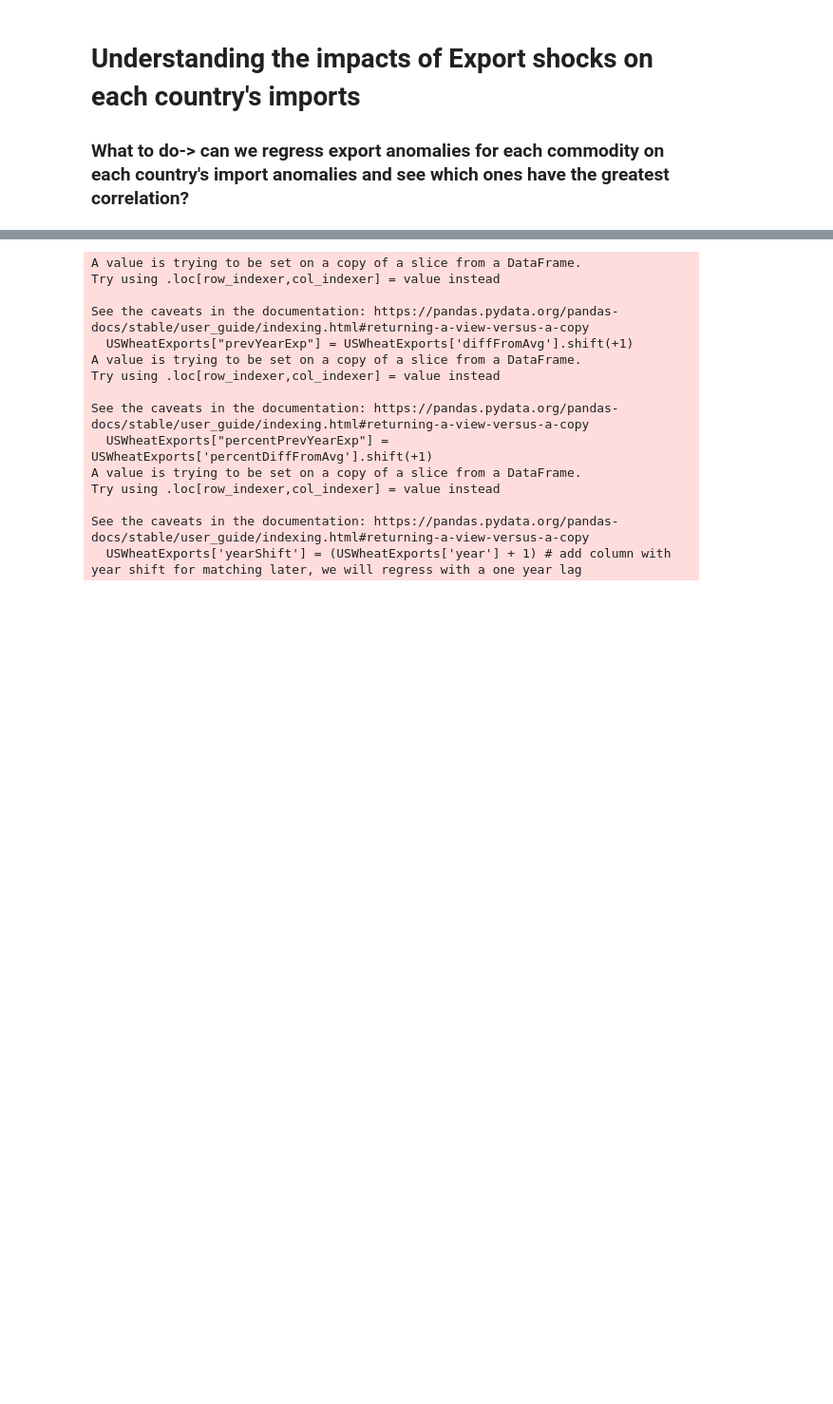
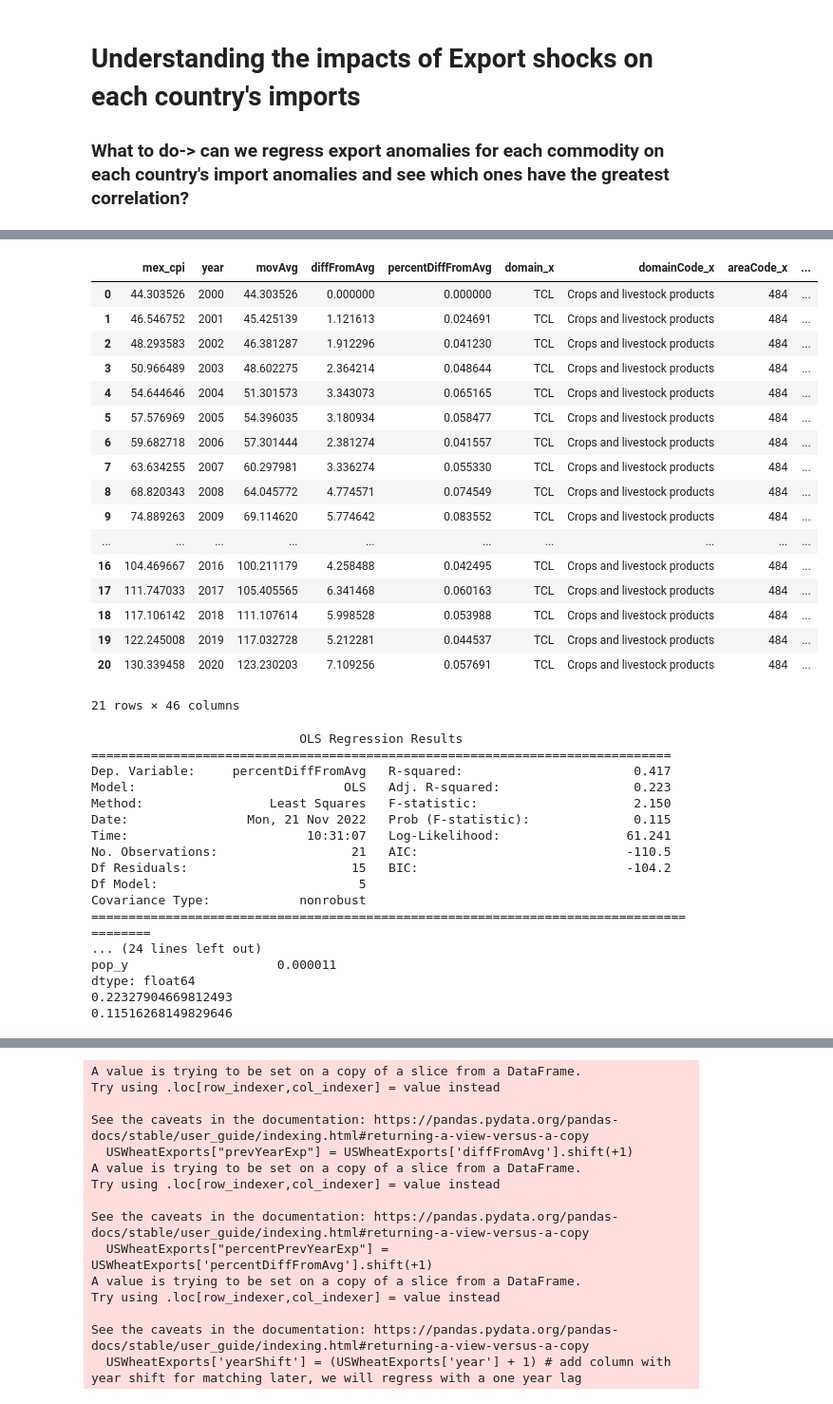
Before and after one commit to soccernee/ESE168_Project, a Jupyter notebook: ImportExportAnomaliesCode/tradeDataAnomalies.ipynb, the cells around one changed output, grey strips where cells are left out. Shown at 95% size. Saved outputs shown, nothing was run; the diff lists cells and outputs as text; code cells hidden in the pictures; blank space fills up the shorter version.

```diff
--- a/ImportExportAnomaliesCode/tradeDataAnomalies.ipynb
+++ b/ImportExportAnomaliesCode/tradeDataAnomalies.ipynb
@@ -383,0 +298,78 @@ Regression failed for country: Guinea-Bissau
+# %%
+# MEXICO price predictions
+
+# mexCornPrices = pd.read_csv("MexicanCornPrices.csv")
+# mexCornPrices['movAvg']= mexCornPrices['avg_price'].transform(lambda x: x.rolling(3, 1).mean()) # 3 year rolling mean, could change this
+# mexCornPrices['diffFromAvg']= mexCornPrices['avg_price'] - mexCornPrices['movAvg']
+# mexCornPrices['percentDiffFromAvg']= mexCornPrices['diffFromAvg'] / mexCornPrices['movAvg']
+# mexCornPrices.to_csv("mexCornPrices.csv")
+
+# mexPriceImp = mexCornPrices.merge(mex, right_on="year", left_on="year")
+# display(mexPriceImp)
+# mexPriceImp.to_csv("mexPriceImp.csv")
+
+# lm = smf.ols('percentDiffFromAvg ~ percentDiffFromAvg_x + percentDiffFromAvg_y + percentPrevYearExp +  year + pop_y', data = mexPriceImp, missing='drop').fit()
+# print(lm.summary())
+# print(lm.params)
+# print(lm.rsquared_adj)
+# print(lm.f_pvalue)
+
+# pricePred = lm.predict(mexPriceImp)
+# display(pricePred)
+# pricePred.to_csv("mexPricePred.csv")
+
+mexCornPrices = pd.read_csv("japcpi.csv")
+mexCornPrices['movAvg']= mexCornPrices['jap_cpi'].transform(lambda x: x.rolling(3, 1).mean()) # 3 year rolling mean, could change this
+mexCornPrices['diffFromAvg']= mexCornPrices['jap_cpi'] - mexCornPrices['movAvg']
+mexCornPrices['percentDiffFromAvg']= mexCornPrices['diffFromAvg'] / mexCornPrices['movAvg']
+mexCornPrices.to_csv("mexCornPrices.csv")
+
+mexPriceImp = mexCornPrices.merge(mex, right_on="year", left_on="year")
+display(mexPriceImp)
+mexPriceImp.to_csv("japPriceImp.csv")
+
+lm = smf.ols('percentDiffFromAvg ~ percentDiffFromAvg_x + percentDiffFromAvg_y + percentPrevYearExp +  year + pop_y', data = mexPriceImp, missing='drop').fit()
+print(lm.summary())
+print(lm.params)
+print(lm.rsquared_adj)
+print(lm.f_pvalue)
+
+pricePred = lm.predict(mexPriceImp)
+display(pricePred)
+pricePred.to_csv("japPricePred.csv")
+# %% [output]
+|  | mex_cpi | year | movAvg | diffFromAvg | percentDiffFromAvg | domain_x | domainCode_x | areaCode_x | ... |
+| 0 | 44.303526 | 2000 | 44.303526 | 0.000000 | 0.000000 | TCL | Crops and livestock products | 484 | ... |
+| 1 | 46.546752 | 2001 | 45.425139 | 1.121613 | 0.024691 | TCL | Crops and livestock products | 484 | ... |
+| 2 | 48.293583 | 2002 | 46.381287 | 1.912296 | 0.041230 | TCL | Crops and livestock products | 484 | ... |
+| 3 | 50.966489 | 2003 | 48.602275 | 2.364214 | 0.048644 | TCL | Crops and livestock products | 484 | ... |
+| 4 | 54.644646 | 2004 | 51.301573 | 3.343073 | 0.065165 | TCL | Crops and livestock products | 484 | ... |
+| 5 | 57.576969 | 2005 | 54.396035 | 3.180934 | 0.058477 | TCL | Crops and livestock products | 484 | ... |
+| 6 | 59.682718 | 2006 | 57.301444 | 2.381274 | 0.041557 | TCL | Crops and livestock products | 484 | ... |
+| 7 | 63.634255 | 2007 | 60.297981 | 3.336274 | 0.055330 | TCL | Crops and livestock products | 484 | ... |
+| 8 | 68.820343 | 2008 | 64.045772 | 4.774571 | 0.074549 | TCL | Crops and livestock products | 484 | ... |
+| 9 | 74.889263 | 2009 | 69.114620 | 5.774642 | 0.083552 | TCL | Crops and livestock products | 484 | ... |
+| ... | ... | ... | ... | ... | ... | ... | ... | ... | ... |
+| 16 | 104.469667 | 2016 | 100.211179 | 4.258488 | 0.042495 | TCL | Crops and livestock products | 484 | ... |
+| 17 | 111.747033 | 2017 | 105.405565 | 6.341468 | 0.060163 | TCL | Crops and livestock products | 484 | ... |
+| 18 | 117.106142 | 2018 | 111.107614 | 5.998528 | 0.053988 | TCL | Crops and livestock products | 484 | ... |
+| 19 | 122.245008 | 2019 | 117.032728 | 5.212281 | 0.044537 | TCL | Crops and livestock products | 484 | ... |
+| 20 | 130.339458 | 2020 | 123.230203 | 7.109256 | 0.057691 | TCL | Crops and livestock products | 484 | ... |
+21 rows × 46 columns
+                            OLS Regression Results
+==============================================================================
+Dep. Variable:     percentDiffFromAvg   R-squared:                       0.417
+Model:                            OLS   Adj. R-squared:                  0.223
+Method:                 Least Squares   F-statistic:                     2.150
+Date:                Mon, 21 Nov 2022   Prob (F-statistic):              0.115
+Time:                        10:31:07   Log-Likelihood:                 61.241
+No. Observations:                  21   AIC:                            -110.5
+Df Residuals:                      15   BIC:                            -104.2
+Df Model:                           5
+Covariance Type:            nonrobust
+========================================================================================
+... (24 lines left out)
+pop_y                    0.000011
+dtype: float64
+0.22327904669812493
+0.11516268149829646
```
Also changed, not shown: parts of 4 cells of this notebook, 21 other files.
